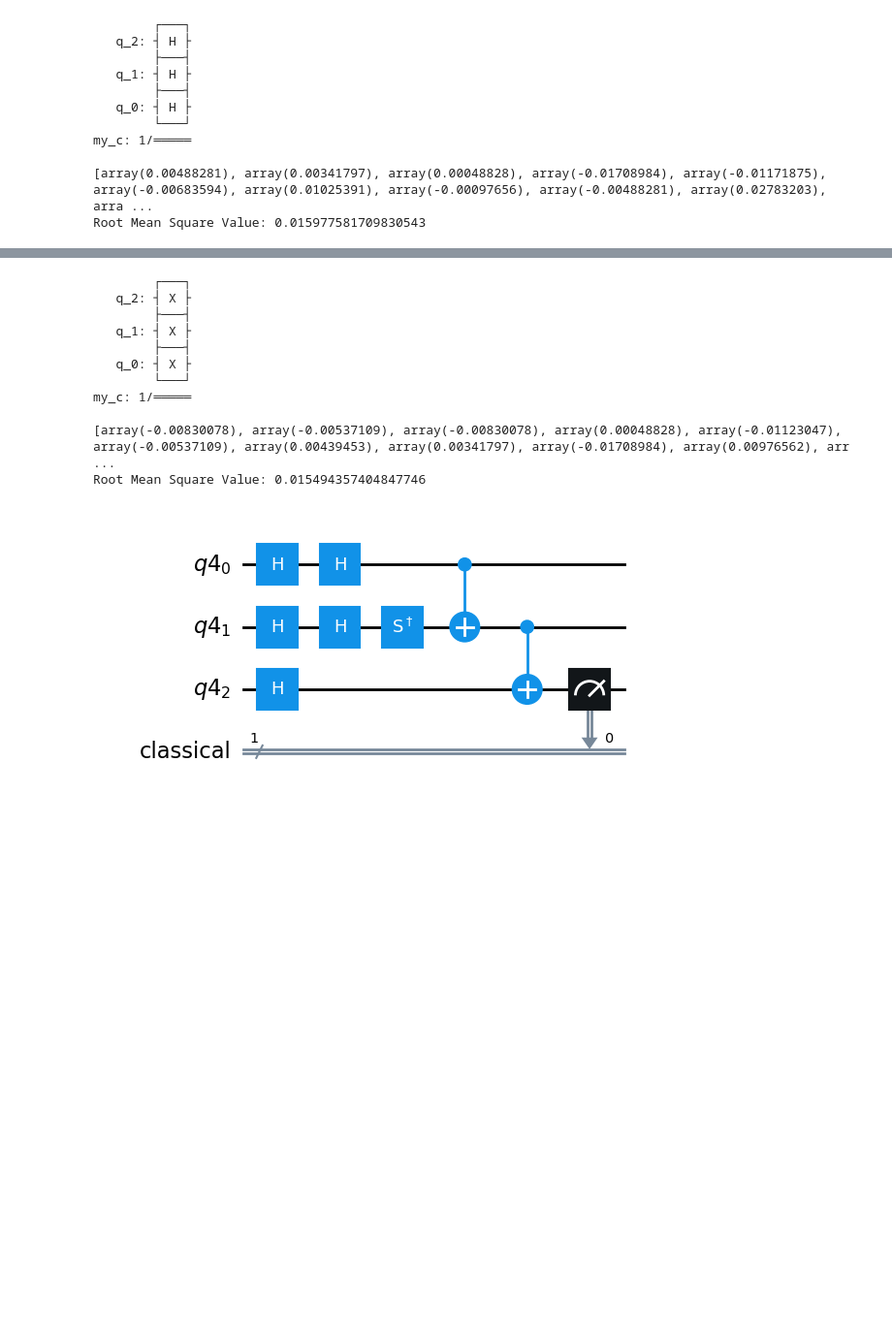
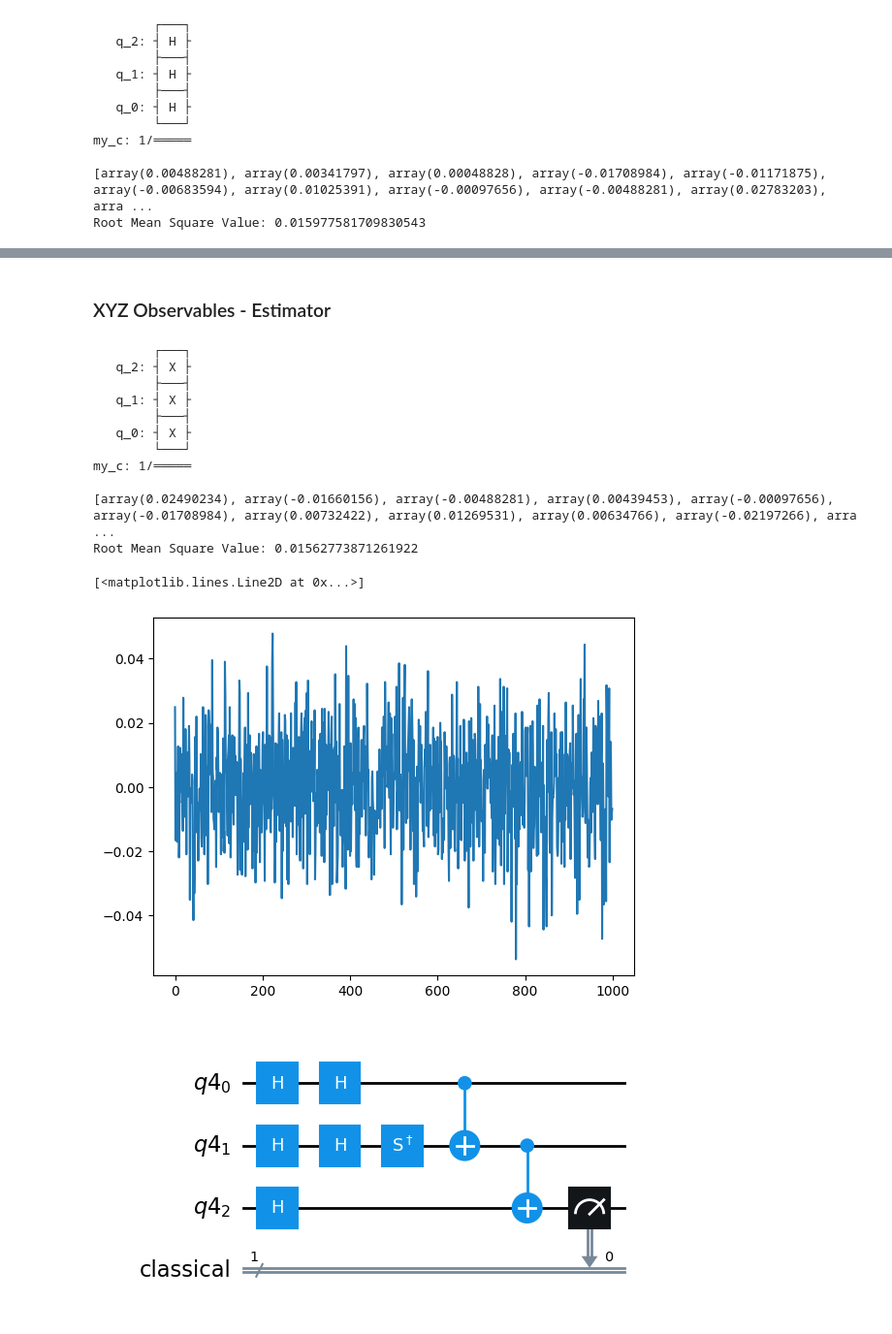
Before and after one commit to azhar-ikhtiarudin/ShotOptimization-ADAPT-VQE, a Jupyter notebook: example/measurement_example_3.ipynb, the cells around one changed output, grey strips where cells are left out. Shown at 97% size. Saved outputs shown, nothing was run; the diff lists cells and outputs as text; code cells hidden in the pictures; blank space fills up the shorter version.

```diff
--- a/example/measurement_example_3.ipynb
+++ b/example/measurement_example_3.ipynb
@@ -60,3 +102,5 @@ Root Mean Square Value: 0.015977581709830543
+# %% [markdown]
+### XYZ Observables - Estimator
 # %%
 N = 1000
 res = []
@@ -64,35 +108,39 @@ res = []
 observables = SparsePauliOp(['XYZ'], [1])
 
 circuit = QuantumCircuit(3)
 circuit.x([0,1])
 circuit.x([2])
+# circuit.h([0,1,2])
 cr = ClassicalRegister(1, name='my_c')
 circuit.add_register(cr)
 print(circuit)
 
 for i in range(N):
     estimator = EstimatorV2(backend=AerSimulator())
     job = estimator.run([(circuit, observables,None)])
     exp_vals = job.result()[0].data.evs
     # print(exp_vals)
     res.append(exp_vals)
 
 
 print(res)
 rms = np.sqrt(np.mean(np.square(res)))
 print("Root Mean Square Value:", rms)
+plt.plot(res)
 # %% [output]
         ┌───┐
    q_2: ┤ X ├
         ├───┤
    q_1: ┤ X ├
         ├───┤
    q_0: ┤ X ├
         └───┘
 my_c: 1/═════
 
-[array(-0.00830078), array(-0.00537109), array(-0.00830078), array(0.00048828), array(-0.01123047), array(-0.00537109), array(0.00439453), array(0.00341797), array(-0.01708984), array(0.00976562), arr ...
-Root Mean Square Value: 0.015494357404847746
+[array(0.02490234), array(-0.01660156), array(-0.00488281), array(0.00439453), array(-0.00097656), array(-0.01708984), array(0.00732422), array(0.01269531), array(0.00634766), array(-0.02197266), arra ...
+Root Mean Square Value: 0.01562773871261922
+[<matplotlib.lines.Line2D at 0x...>]
+[figure, added]
 # %%
 qr = QuantumRegister(3)
 cr = ClassicalRegister(1, name='classical')
```
Also changed, not shown: parts of 12 cells of this notebook, 5 other files.
